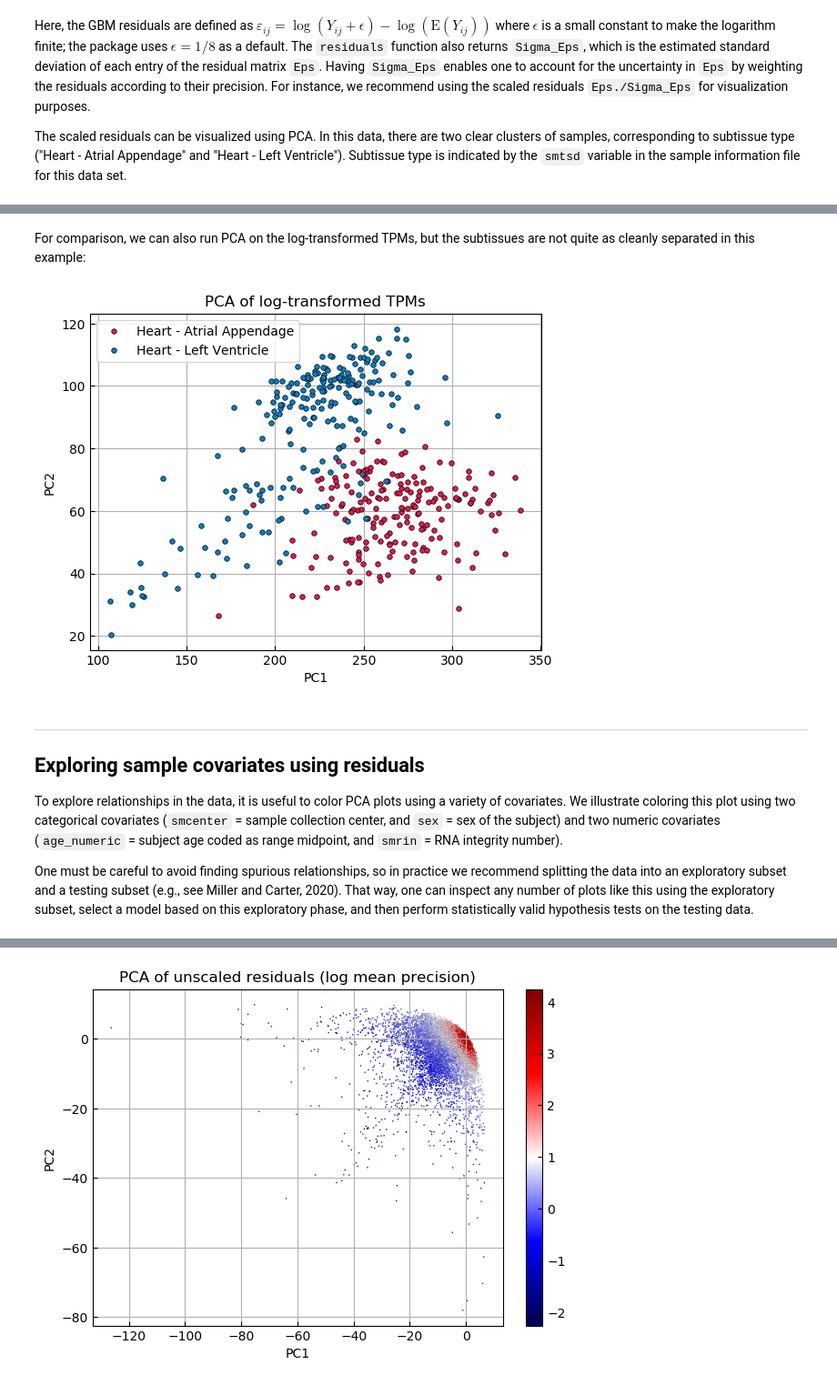
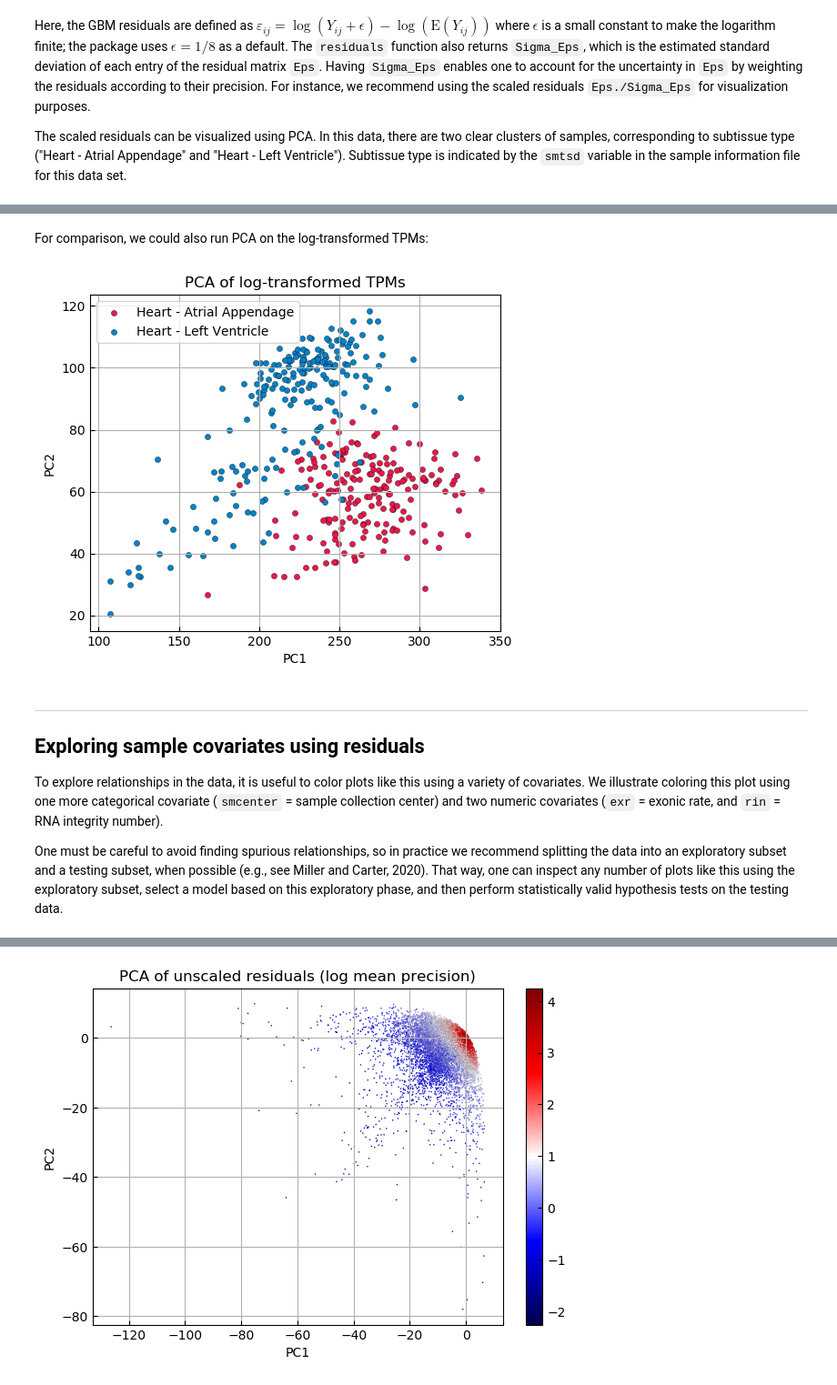
Before and after one commit to jwmi/BilinearModelsExamples, a Jupyter notebook: tutorial/Tutorial for BilinearModels package.ipynb, the cells around one changed output, grey strips where cells are left out. Shown at 91% size. Drawn from its saved outputs; the diff is of its cells as text; code cells hidden in the pictures.

```diff
--- a/tutorial/Tutorial for BilinearModels package.ipynb
+++ b/tutorial/Tutorial for BilinearModels package.ipynb
@@ -177,0 +171,2 @@ I,J = size(Y)  # dimensions of data matrix
+# %%
+sample_info = CSV.read("gtex_sample_info-heart.tsv", DataFrame; delim='\t')  # load sample information file
@@ -177,0 +193,2 @@ I,J = size(Y)  # dimensions of data matrix
+# %%
+gene_info = CSV.read("gtex_gene_info-heart.tsv", DataFrame; delim='\t')  # load gene information file
@@ -178,3 +217,16 @@ I,J = size(Y)  # dimensions of data matrix
+# %%
+I,J = size(Y)  # dimensions of data matrix
+
+# Augment gene_info
+gene_info[!,:GC] = center(gene_info[!,:pct_gc])  # centered GC content
+gene_info[!,:log_length] = log.(gene_info[!,:seq_len])  # log of the sum of the exon lengths for each gene
+gene_info[!,:log_mean_count] = vec(log.(mean(Y,dims=2)))  # log of each row mean of the data matrix
+gene_info[!,:id] = [split(id,".")[1] for id in gene_info[!,:gene_id]]  # Ensembl gene ID without version number
+
+# Augment sample_info
+sample_info[!,:exr] = center(sample_info[!,:smexncrt])  # centered exonic rate
+sample_info[!,:rin] = center(sample_info[!,:smrin])  # centered RNA integrity number (RIN)
+sample_info = categorical(sample_info, ["smtsd","smcenter"]);  # convert smtsd and smcenter to categorical variables
 # %% [markdown]
 ***
 
@@ -225,19 +274,16 @@ legend();
 # %% [markdown]
-For comparison, we can also run PCA on the log-transformed TPMs, but the subtissues are not quite as cleanly separated in this example:
+For comparison, we could also run PCA on the log-transformed TPMs:
 # %%
 # Compute standard normalizations for comparison
 RPM, RPKM, TPM = standard_normalizations(Y, gene_info[!,:seq_len])
-
-figure(); clf(); grid(true)
-pcaplot(log.(TPM.+1)',sample_info[!,:smtsd]; ms=4, mec="k")
-title("PCA of log-transformed TPMs")
-legend();
+pcaplots(log.(TPM.+1)',sample_info[!,[:smtsd]])
+title("PCA of log-transformed TPMs");
 # %% [output]
-[figure, old version]
+[figure, new version]
 # %% [markdown]
 ***
 ## Exploring sample covariates using residuals
 
-To explore relationships in the data, it is useful to color PCA plots using a variety of covariates.  We illustrate coloring this plot using two categorical covariates (`smcenter` = sample collection center, and `sex` = sex of the subject) and two numeric covariates (`age_numeric` = subject age coded as range midpoint, and `smrin` = RNA integrity number).
+To explore relationships in the data, it is useful to color plots like this using a variety of covariates.  We illustrate coloring this plot using one more categorical covariate (`smcenter` = sample collection center) and two numeric covariates (`exr` = exonic rate, and `rin` = RNA integrity number).
 
-One must be careful to avoid finding spurious relationships, so in practice we recommend splitting the data into an exploratory subset and a testing subset (e.g., see Miller and Carter, 2020).  That way, one can inspect any number of plots like this using the exploratory subset, select a model based on this exploratory phase, and then perform statistically valid hypothesis tests on the testing data.
+One must be careful to avoid finding spurious relationships, so in practice we recommend splitting the data into an exploratory subset and a testing subset, when possible (e.g., see Miller and Carter, 2020).  That way, one can inspect any number of plots like this using the exploratory subset, select a model based on this exploratory phase, and then perform statistically valid hypothesis tests on the testing data.
```
Also changed, not shown: parts of 75 cells of this notebook, 2 other files.
